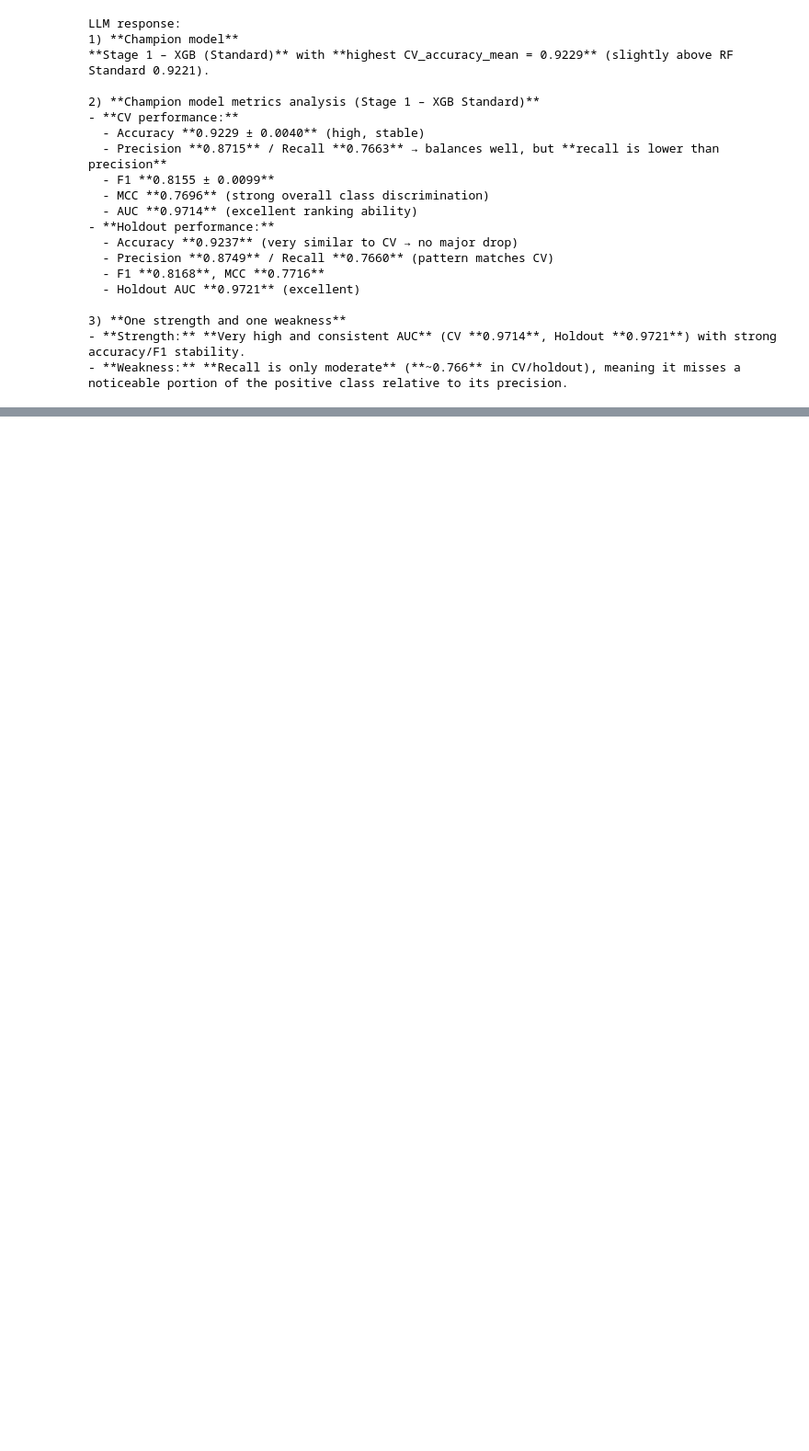
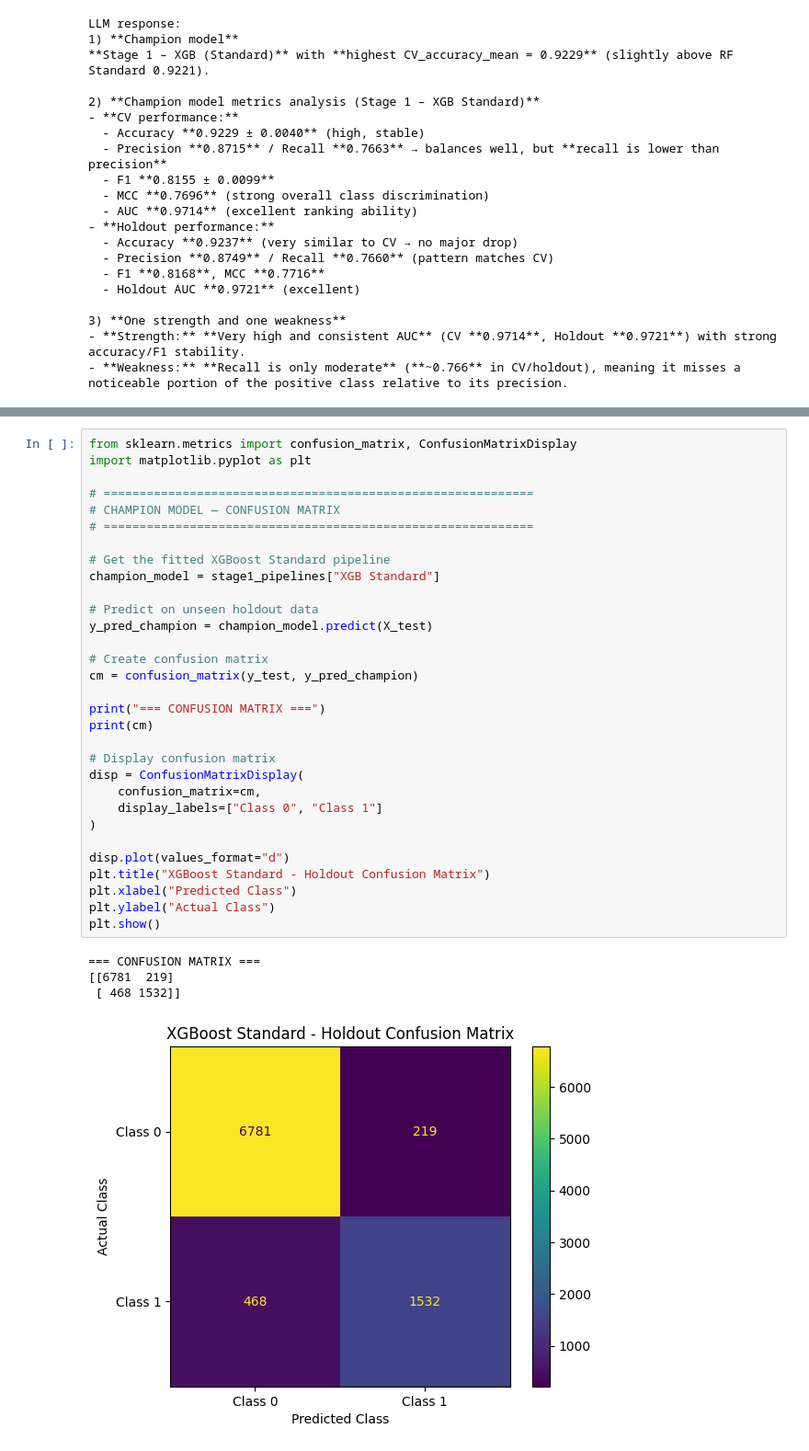
Before and after one commit to jiannyuhs-hue/ADALL_github, a Jupyter notebook: ADALL assignment/3013570Y_ADALL_ASSIGNMENT_2026Jun_(student).ipynb, the cells around one changed output, grey strips where cells are left out. Shown at 92% size. Cells and saved outputs as stored; diff of their text form; blank space fills up the shorter version.

```diff
--- a/ADALL assignment/3013570Y_ADALL_ASSIGNMENT_2026Jun_(student).ipynb
+++ b/ADALL assignment/3013570Y_ADALL_ASSIGNMENT_2026Jun_(student).ipynb
@@ -2749,0 +2659,36 @@ Feature Importances for Weighted XGBoost Model:
+# %%
+from sklearn.metrics import confusion_matrix, ConfusionMatrixDisplay
+import matplotlib.pyplot as plt
+
+# ============================================================
+# CHAMPION MODEL — CONFUSION MATRIX
+# ============================================================
+
+# Get the fitted XGBoost Standard pipeline
+champion_model = stage1_pipelines["XGB Standard"]
+
+# Predict on unseen holdout data
+y_pred_champion = champion_model.predict(X_test)
+
+# Create confusion matrix
+cm = confusion_matrix(y_test, y_pred_champion)
+
+print("=== CONFUSION MATRIX ===")
+print(cm)
+
+# Display confusion matrix
+disp = ConfusionMatrixDisplay(
+    confusion_matrix=cm,
+    display_labels=["Class 0", "Class 1"]
+)
+
+disp.plot(values_format="d")
+plt.title("XGBoost Standard - Holdout Confusion Matrix")
+plt.xlabel("Predicted Class")
+plt.ylabel("Actual Class")
+plt.show()
+# %% [output]
+=== CONFUSION MATRIX ===
+[[6781  219]
+ [ 468 1532]]
+[figure, added]
```
Also changed, not shown: parts of 3 cells of this notebook.
